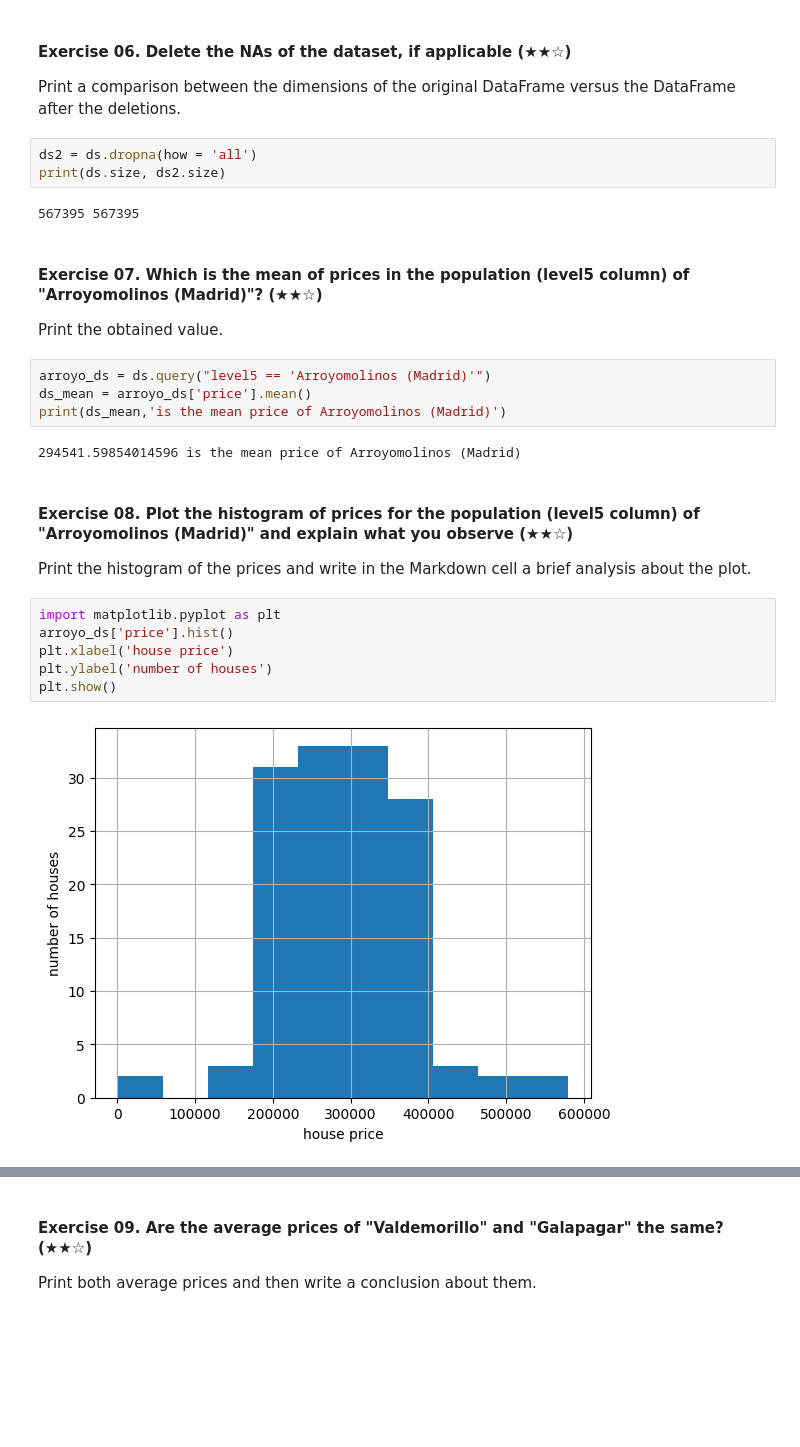
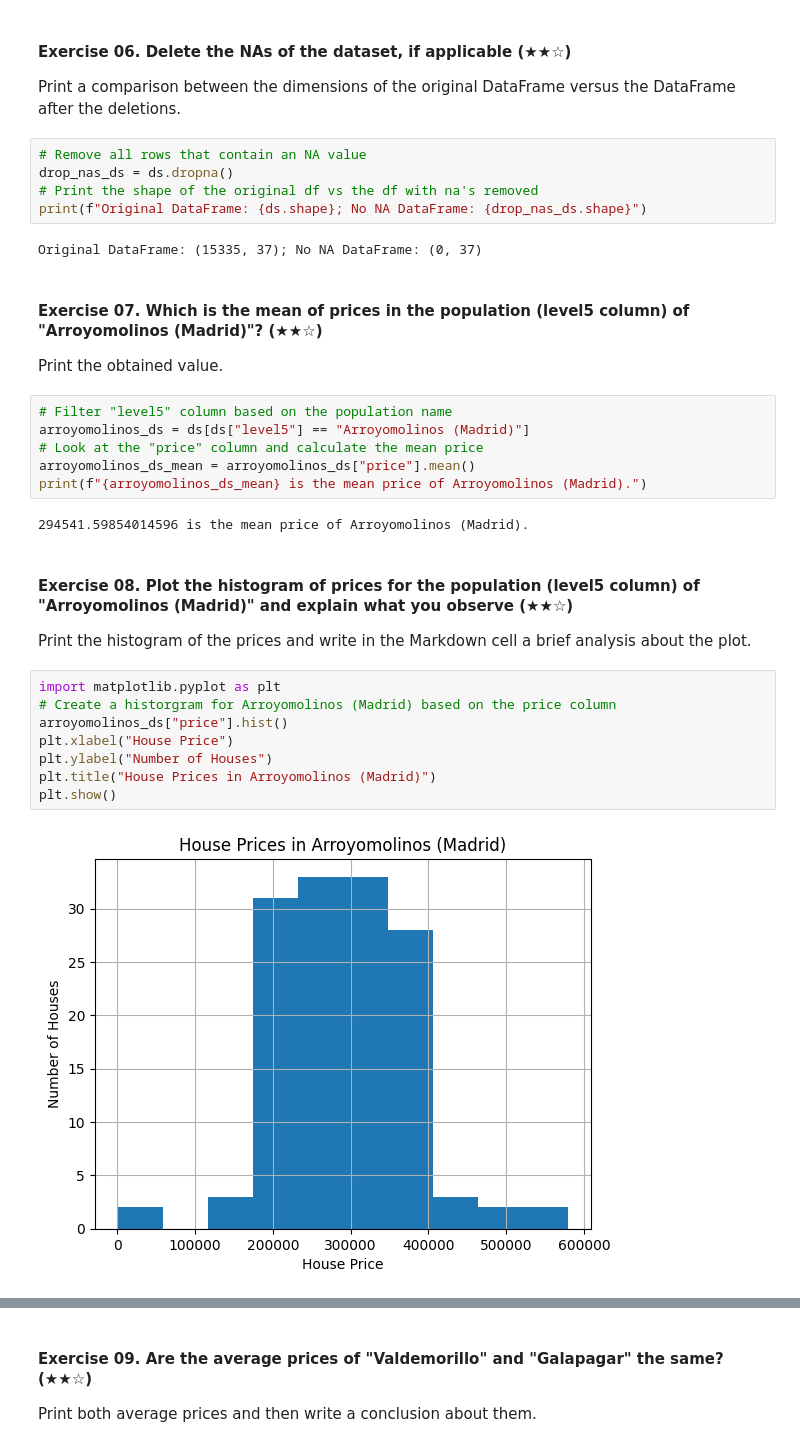
Before and after one commit to helloklow/realestate-datacleanup-exercise, a Jupyter notebook: project.ipynb, the cells around one changed output, grey strips where cells are left out. Cells and saved outputs as stored; diff of their text form; blank space fills up the shorter version.

```diff
--- a/project.ipynb
+++ b/project.ipynb
@@ -117,30 +128,36 @@ dtype: int64
 
 Print a comparison between the dimensions of the original DataFrame versus the DataFrame after the deletions.
 # %%
-ds2 = ds.dropna(how = 'all')
-print(ds.size, ds2.size)
+# Remove all rows that contain an NA value
+drop_nas_ds = ds.dropna()
+# Print the shape of the original df vs the df with na's removed
+print(f"Original DataFrame: {ds.shape}; No NA DataFrame: {drop_nas_ds.shape}")
 # %% [output]
-567395 567395
+Original DataFrame: (15335, 37); No NA DataFrame: (0, 37)
 # %% [markdown]
 #### Exercise 07. Which is the mean of prices in the population (level5 column) of "Arroyomolinos (Madrid)"? (★★☆)
 
 Print the obtained value.
 # %%
-arroyo_ds = ds.query("level5 == 'Arroyomolinos (Madrid)'")
-ds_mean = arroyo_ds['price'].mean()
-print(ds_mean,'is the mean price of Arroyomolinos (Madrid)')
+# Filter "level5" column based on the population name
+arroyomolinos_ds = ds[ds["level5"] == "Arroyomolinos (Madrid)"]
+# Look at the "price" column and calculate the mean price
+arroyomolinos_ds_mean = arroyomolinos_ds["price"].mean()
+print(f"{arroyomolinos_ds_mean} is the mean price of Arroyomolinos (Madrid).")
 # %% [output]
-294541.59854014596 is the mean price of Arroyomolinos (Madrid)
+294541.59854014596 is the mean price of Arroyomolinos (Madrid).
 # %% [markdown]
 #### Exercise 08. Plot the histogram of prices for the population (level5 column) of "Arroyomolinos (Madrid)" and explain what you observe (★★☆)
 
 Print the histogram of the prices and write in the Markdown cell a brief analysis about the plot.
 # %%
 import matplotlib.pyplot as plt
-arroyo_ds['price'].hist()
-plt.xlabel('house price')
-plt.ylabel('number of houses')
+# Create a historgram for Arroyomolinos (Madrid) based on the price column
+arroyomolinos_ds["price"].hist()
+plt.xlabel("House Price")
+plt.ylabel("Number of Houses")
+plt.title("House Prices in Arroyomolinos (Madrid)")
 plt.show()
 # %% [output]
-[figure, old version]
+[figure, new version]
 # %% [markdown]
```
Also changed, not shown: parts of 21 cells of this notebook, 1 other file.
